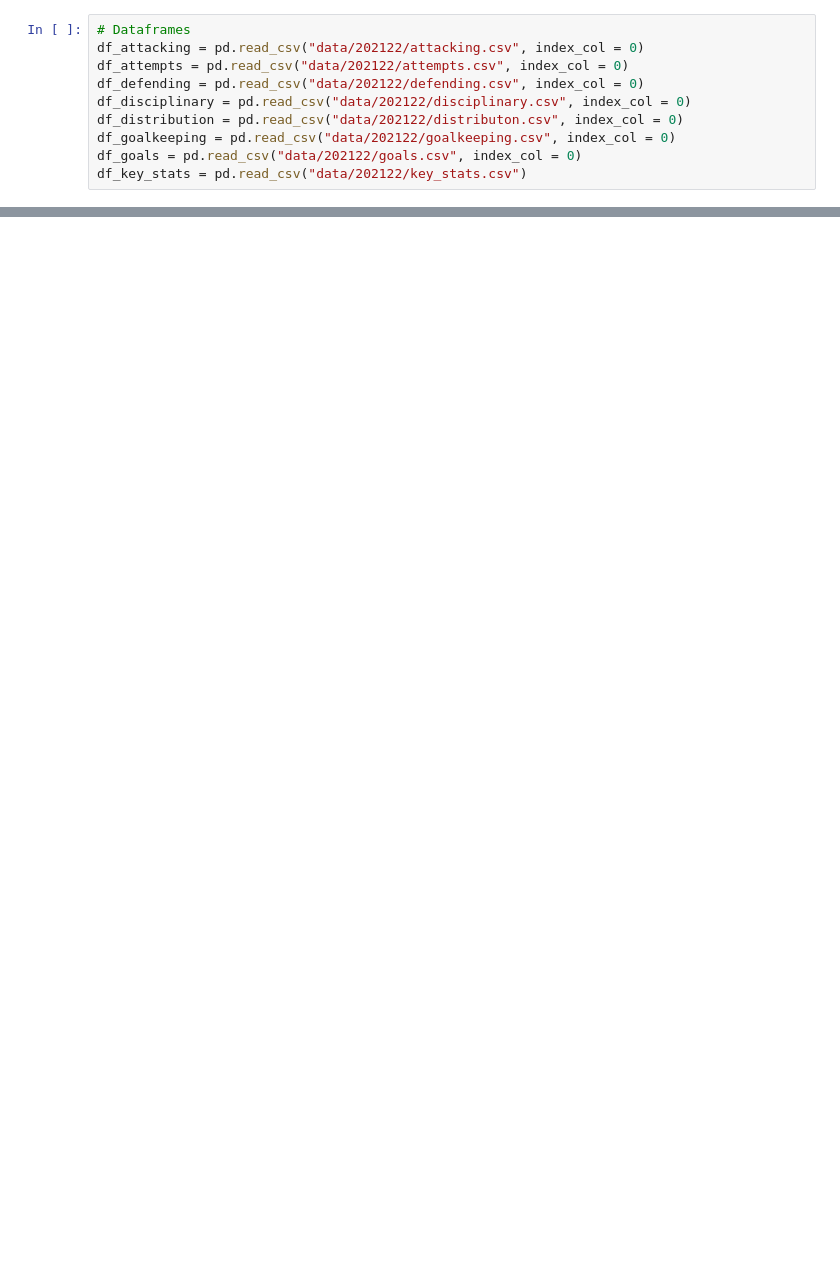
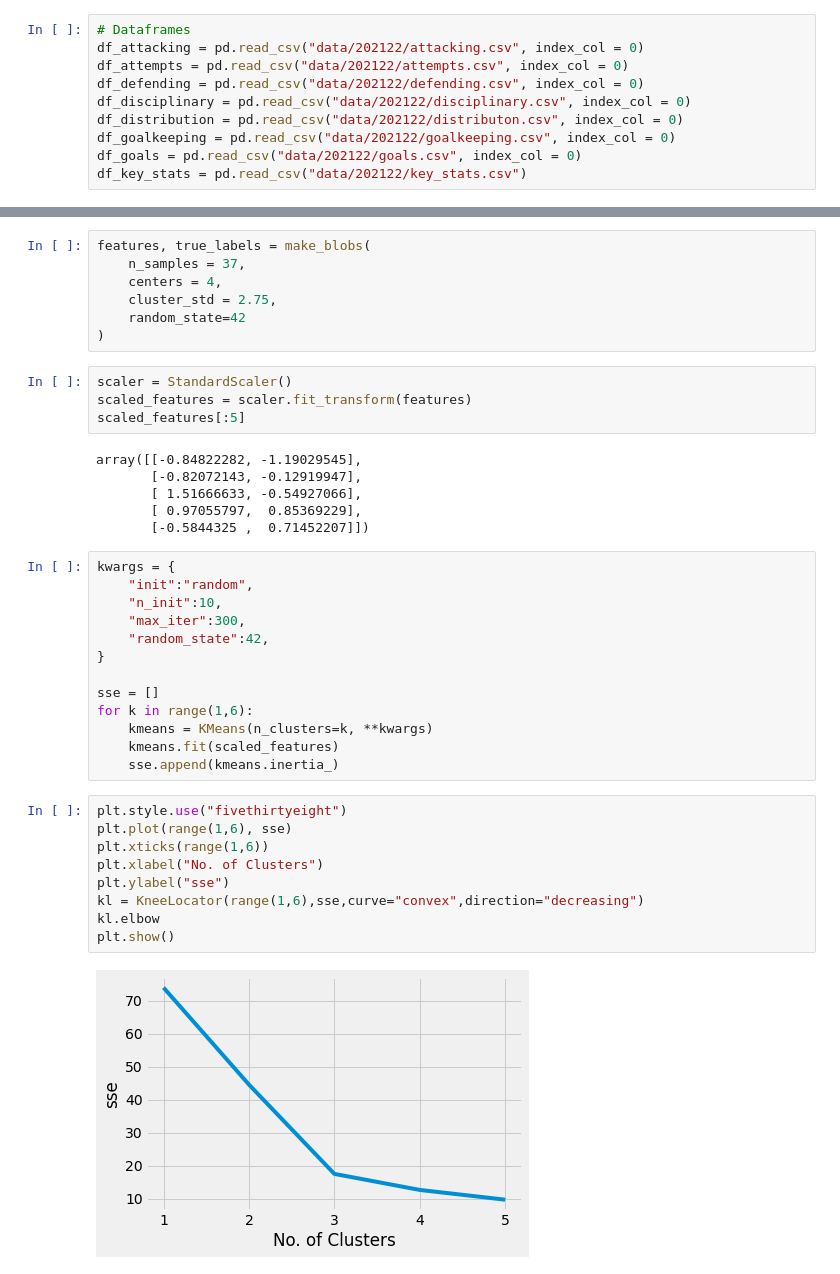
Before and after one commit to JonathanVuong/PLpredictingstuff, a Jupyter notebook: thenotebook.ipynb, the cells around one changed output, grey strips where cells are left out. Drawn from its saved outputs; the diff is of its cells as text; blank space fills up the shorter version.

Commit message:
input clustering methods

```diff
--- a/thenotebook.ipynb
+++ b/thenotebook.ipynb
@@ -48,3 +62,44 @@ df_fwstats
 | 138 | Gonçalo Ramos | Benfica | 1.0 | 1.0 | 4.0 | 10.0 | 101.0 | 76.0 | ... |
 | 148 | Origi | Liverpool | 1.0 | 1.0 | 3.0 | 12.0 | 47.0 | 35.0 | ... |
 | 161 | Rafa Mir | Sevilla | 1.0 | 1.0 | 1.0 | 10.0 | 46.0 | 29.0 | ... |
+# %%
+features, true_labels = make_blobs(
+    n_samples = 37,
+    centers = 4,
+    cluster_std = 2.75,
+    random_state=42
+)
+# %%
+scaler = StandardScaler()
+scaled_features = scaler.fit_transform(features)
+scaled_features[:5]
+# %% [output]
+array([[-0.84822282, -1.19029545],
+       [-0.82072143, -0.12919947],
+       [ 1.51666633, -0.54927066],
+       [ 0.97055797,  0.85369229],
+       [-0.5844325 ,  0.71452207]])
+# %%
+kwargs = {
+    "init":"random",
+    "n_init":10,
+    "max_iter":300,
+    "random_state":42,
+}
+
+sse = []
+for k in range(1,6):
+    kmeans = KMeans(n_clusters=k, **kwargs)
+    kmeans.fit(scaled_features)
+    sse.append(kmeans.inertia_)
+# %%
+plt.style.use("fivethirtyeight")
+plt.plot(range(1,6), sse)
+plt.xticks(range(1,6))
+plt.xlabel("No. of Clusters")
+plt.ylabel("sse")
+kl = KneeLocator(range(1,6),sse,curve="convex",direction="decreasing")
+kl.elbow
+plt.show()
+# %% [output]
+[figure, added]
```
Also changed, not shown: parts of 7 cells of this notebook.
